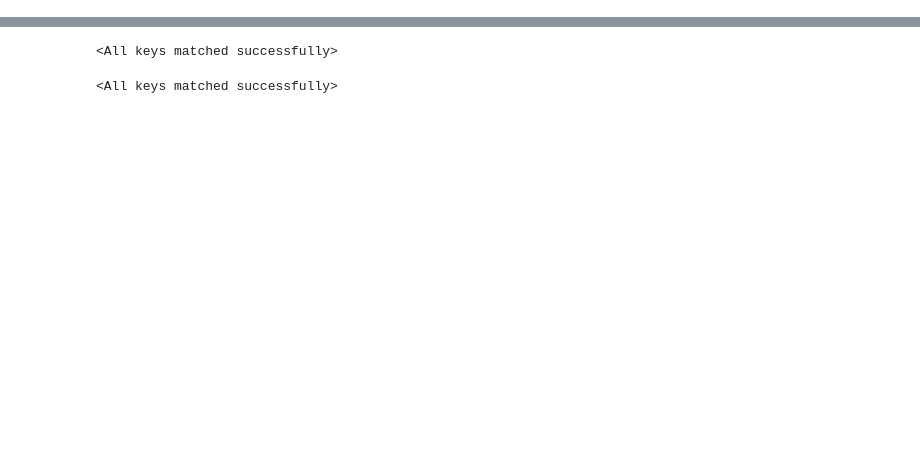
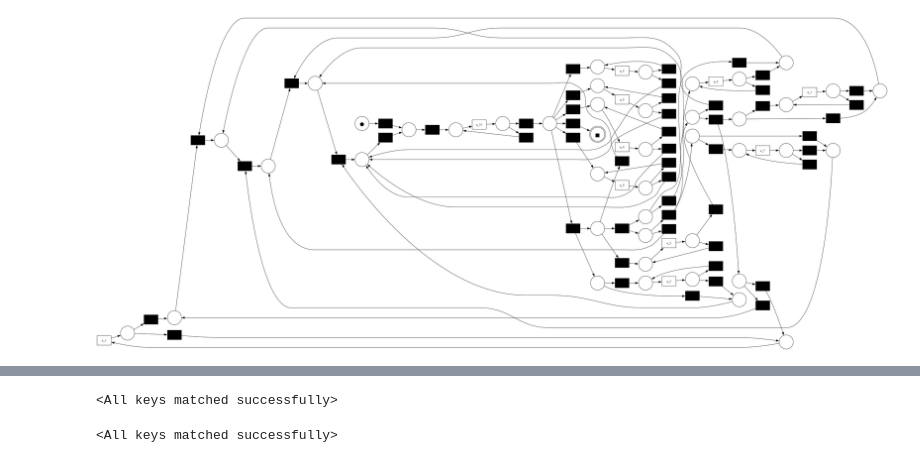
Before and after one commit to maxim-mat/trace-denoise, a Jupyter notebook: src/explore_results.ipynb, the cells around one changed output, grey strips where cells are left out. Drawn from its saved outputs; the diff is of its cells as text; code cells hidden in the pictures; blank space fills up the shorter version.

```diff
--- a/src/explore_results.ipynb
+++ b/src/explore_results.ipynb
@@ -98,12 +94,12 @@ IndexError: index 19 is out of bounds for axis 0 with size 19
 # %%
-with open("../data/pickles/50_salads_unified.pkl", "rb") as f:
+with open("../data/pickles/50_salads_500_sample.pkl", "rb") as f:
     salads_data = pkl.load(f)
 
-with open("../data/pickles/gtea_unified.pkl", "rb") as f:
+with open("../data/pickles/gtea_500_sample.pkl", "rb") as f:
     gtea_data = pkl.load(f)
 
-with open("../data/pickles/breakfast_unified.pkl", "rb") as f:
-    breakfast_data = pkl.load(f)
+# with open("../data/pickles/breakfast_unified.pkl", "rb") as f:
+#     breakfast_data = pkl.load(f)
 # %%
 diffuser = Diffusion(noise_steps=500)
 # %%
@@ -112,0 +164,6 @@ breakfast_dataset = SaladsDataset(breakfast_data['target'], breakfast_data['stoc
+# %%
+gtea_net, gtea_init_marking, gtea_final_marking = discover_dk_process(gtea_train, gtea_cfg)
+gviz = pn_visualizer.apply(gtea_net, gtea_init_marking, gtea_final_marking)
+pn_visualizer.view(gviz)
+# %% [output]
+[figure, added]
```
Also changed, not shown: parts of 26 cells of this notebook, 10 other files.
